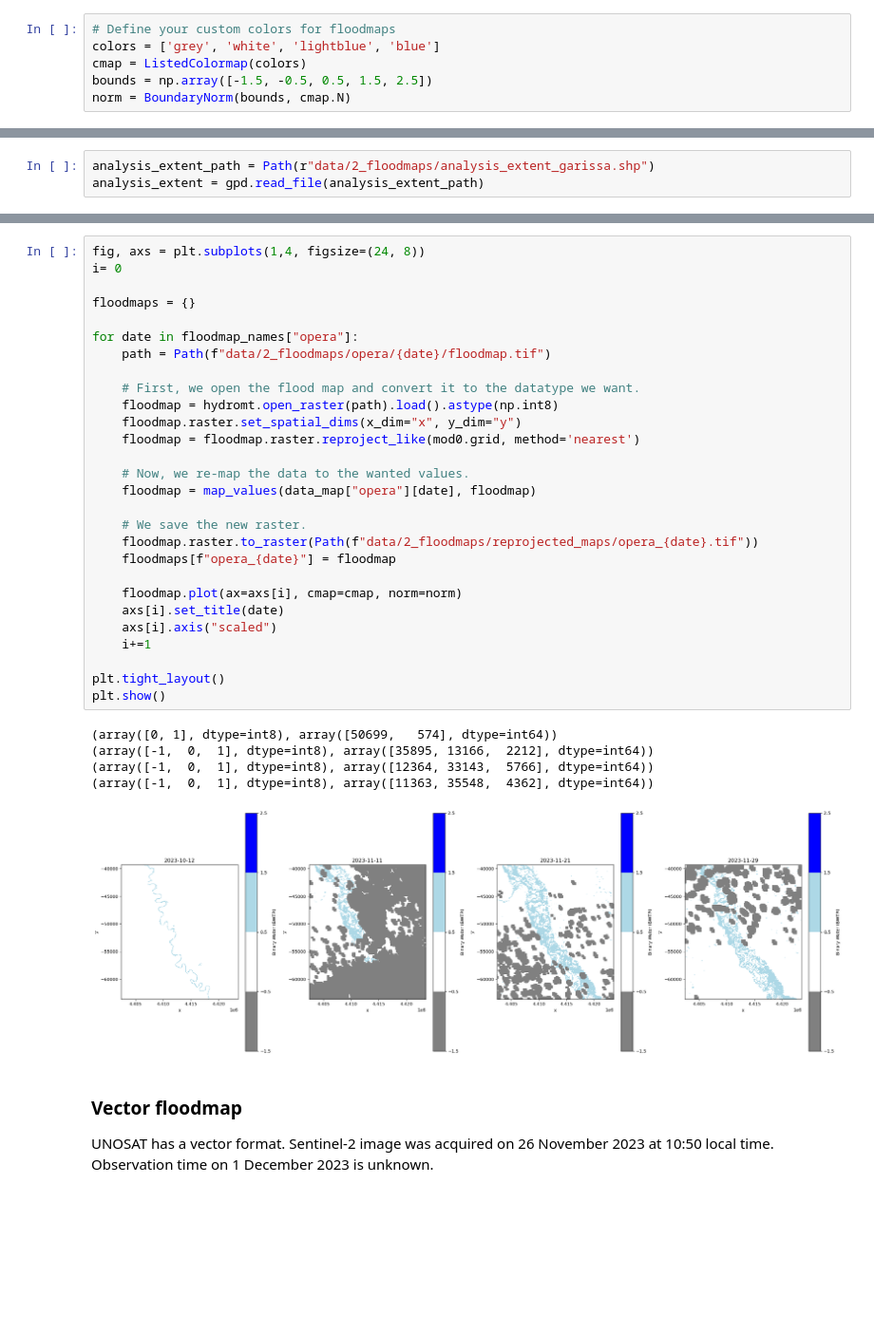
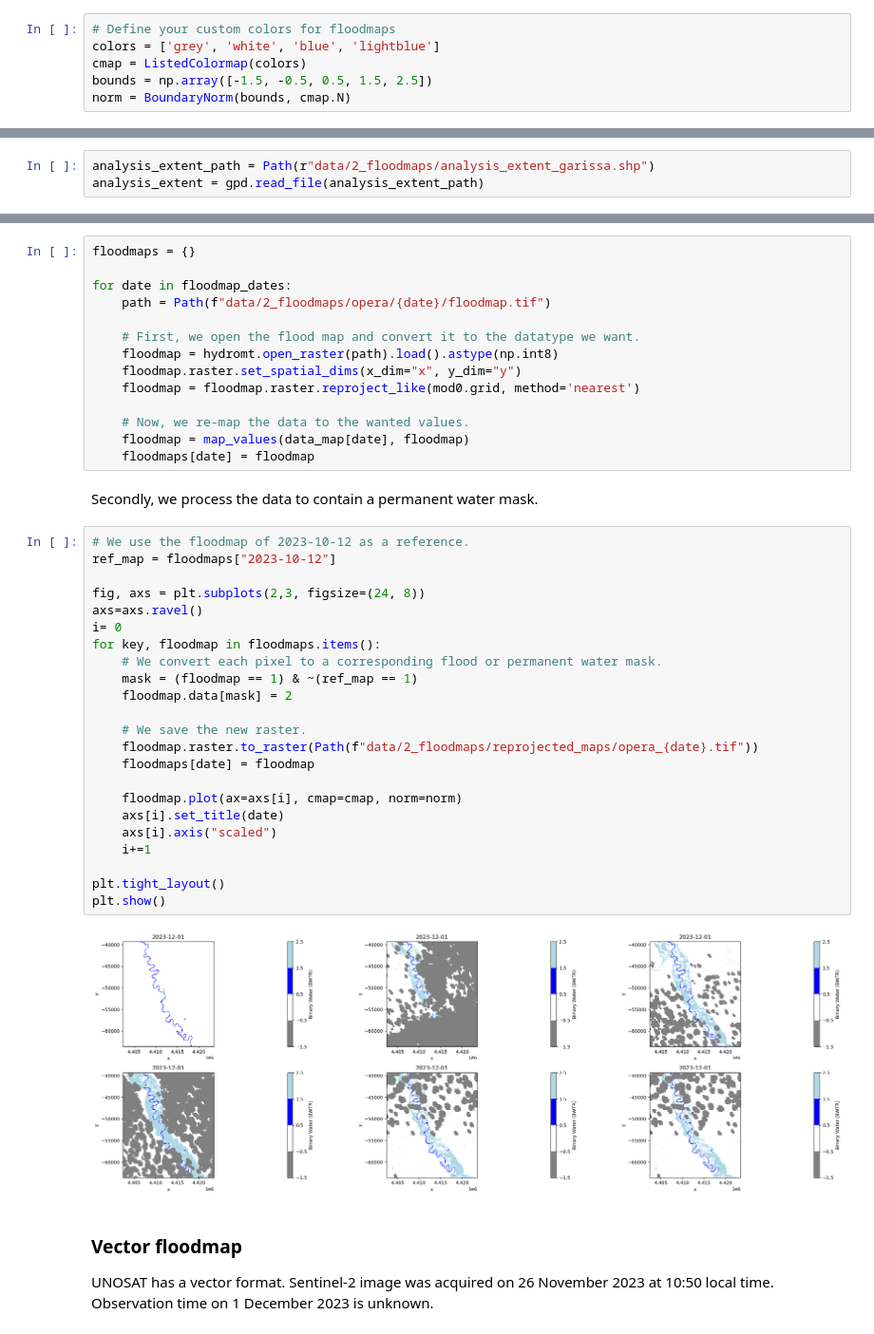
Before and after one commit to pjdebruijn2505/Git_mdp, a Jupyter notebook: SFINCS/d_preprocess_floodmaps.ipynb, the cells around one changed output, grey strips where cells are left out. Shown at 95% size. Drawn from its saved outputs; the diff is of its cells as text; blank space fills up the shorter version.

Commit message:
Created sfincs floodmaps

```diff
--- a/SFINCS/d_preprocess_floodmaps.ipynb
+++ b/SFINCS/d_preprocess_floodmaps.ipynb
@@ -10,7 +10,7 @@ from hydromt_sfincs import SfincsModel
 from matplotlib.colors import ListedColormap, BoundaryNorm
 # %%
 # Define your custom colors for floodmaps
-colors = ['grey', 'white', 'lightblue', 'blue']
+colors = ['grey', 'white', 'blue', 'lightblue']
 cmap = ListedColormap(colors)
 bounds = np.array([-1.5, -0.5, 0.5, 1.5, 2.5])
 norm = BoundaryNorm(bounds, cmap.N)
@@ -82,10 +102,7 @@ OPERA has a raster format.
 # %%
-fig, axs = plt.subplots(1,4, figsize=(24, 8))
-i= 0
-
 floodmaps = {}
 
-for date in floodmap_names["opera"]:
+for date in floodmap_dates:
     path = Path(f"data/2_floodmaps/opera/{date}/floodmap.tif")
 
     # First, we open the flood map and convert it to the datatype we want.
@@ -94,25 +111,35 @@ for date in floodmap_names["opera"]:
     floodmap = floodmap.raster.reproject_like(mod0.grid, method='nearest')
 
     # Now, we re-map the data to the wanted values.
-    floodmap = map_values(data_map["opera"][date], floodmap)
-
-    # We save the new raster.
-    floodmap.raster.to_raster(Path(f"data/2_floodmaps/reprojected_maps/opera_{date}.tif"))
-    floodmaps[f"opera_{date}"] = floodmap
-
-    floodmap.plot(ax=axs[i], cmap=cmap, norm=norm)
-    axs[i].set_title(date)
-    axs[i].axis("scaled")
-    i+=1
-
-plt.tight_layout()
-plt.show()
+    floodmap = map_values(data_map[date], floodmap)
+    floodmaps[date] = floodmap
-# %% [output]
-(array([0, 1], dtype=int8), array([50699,   574], dtype=int64))
-(array([-1,  0,  1], dtype=int8), array([35895, 13166,  2212], dtype=int64))
-(array([-1,  0,  1], dtype=int8), array([12364, 33143,  5766], dtype=int64))
-(array([-1,  0,  1], dtype=int8), array([11363, 35548,  4362], dtype=int64))
-[figure, removed]
+# %% [markdown]
+Secondly, we process the data to contain a permanent water mask.
+# %%
+# We use the floodmap of 2023-10-12 as a reference.
+ref_map = floodmaps["2023-10-12"]
+
+fig, axs = plt.subplots(2,3, figsize=(24, 8))
+axs=axs.ravel()
+i= 0
+for key, floodmap in floodmaps.items():
+    # We convert each pixel to a corresponding flood or permanent water mask.
+    mask = (floodmap == 1) & ~(ref_map == 1)
+    floodmap.data[mask] = 2
+
+    # We save the new raster.
+    floodmap.raster.to_raster(Path(f"data/2_floodmaps/reprojected_maps/opera_{date}.tif"))
+    floodmaps[date] = floodmap
+
+    floodmap.plot(ax=axs[i], cmap=cmap, norm=norm)
+    axs[i].set_title(date)
+    axs[i].axis("scaled")
+    i+=1
+
+plt.tight_layout()
+plt.show()
+# %% [output]
+[figure, added]
 # %% [markdown]
 ### Vector floodmap
 UNOSAT has a vector format. Sentinel-2 image was acquired on 26 November 2023 at 10:50 local time. Observation time on 1 December 2023 is unknown.
```
Also changed, not shown: parts of 10 cells of this notebook, 27 other files.
